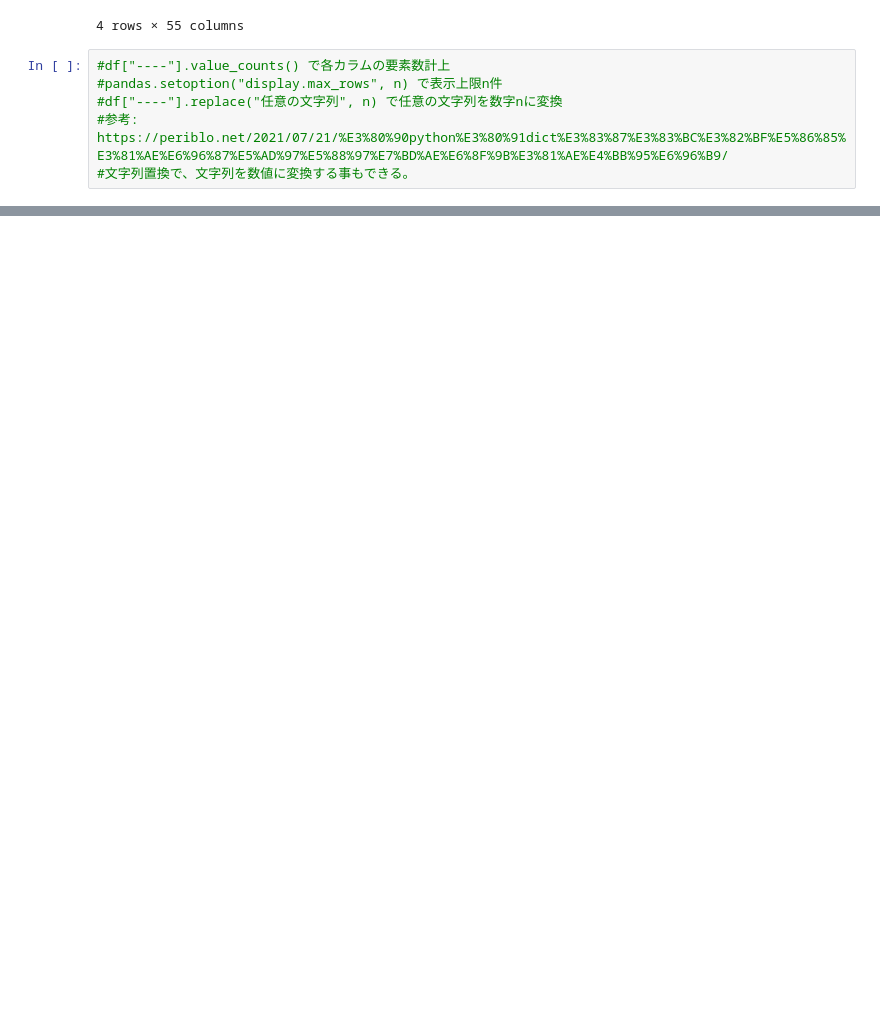
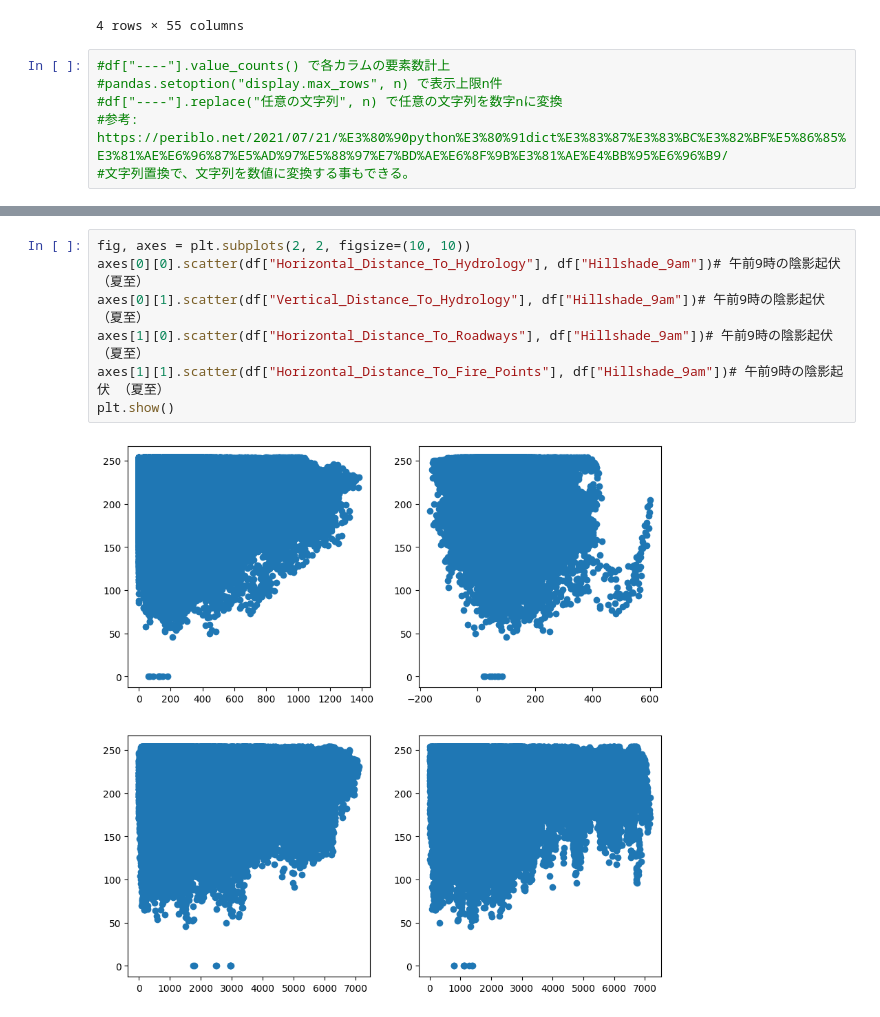
Before and after one commit to yuukimotai/ForestTypeClassification, a Jupyter notebook: forest_type.ipynb, the cells around one changed output, grey strips where cells are left out. Cells and saved outputs as stored; diff of their text form; blank space fills up the shorter version.

```diff
--- a/forest_type.ipynb
+++ b/forest_type.ipynb
@@ -77,0 +86,9 @@ plt.show()
+# %%
+fig, axes = plt.subplots(2, 2, figsize=(10, 10))
+axes[0][0].scatter(df["Horizontal_Distance_To_Hydrology"], df["Hillshade_9am"])# 午前9時の陰影起伏 （夏至）
+axes[0][1].scatter(df["Vertical_Distance_To_Hydrology"], df["Hillshade_9am"])# 午前9時の陰影起伏 （夏至）
+axes[1][0].scatter(df["Horizontal_Distance_To_Roadways"], df["Hillshade_9am"])# 午前9時の陰影起伏 （夏至）
+axes[1][1].scatter(df["Horizontal_Distance_To_Fire_Points"], df["Hillshade_9am"])# 午前9時の陰影起伏 （夏至）
+plt.show()
+# %% [output]
+[figure, added]
```
Also changed, not shown: parts of 10 cells of this notebook, 1 other file.
